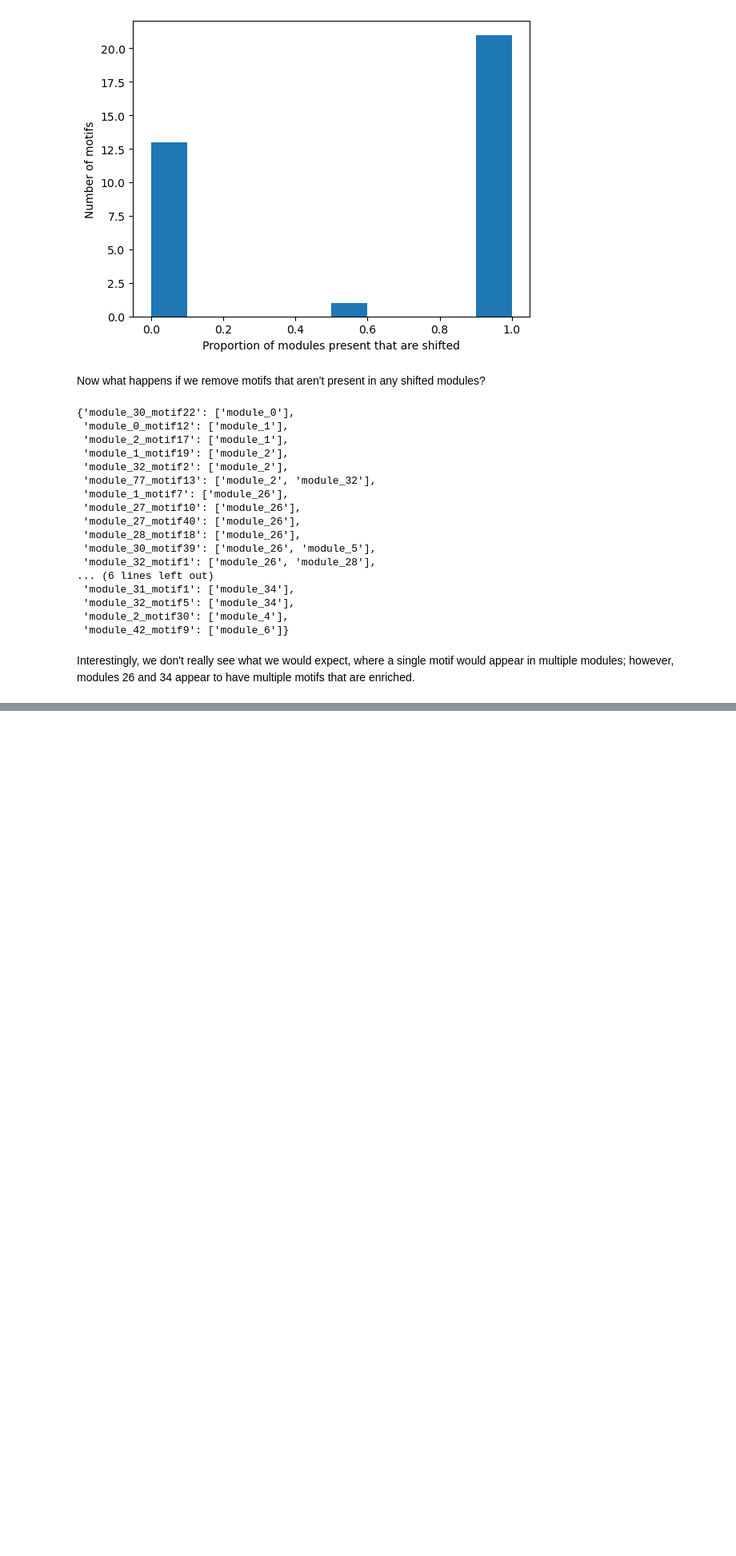
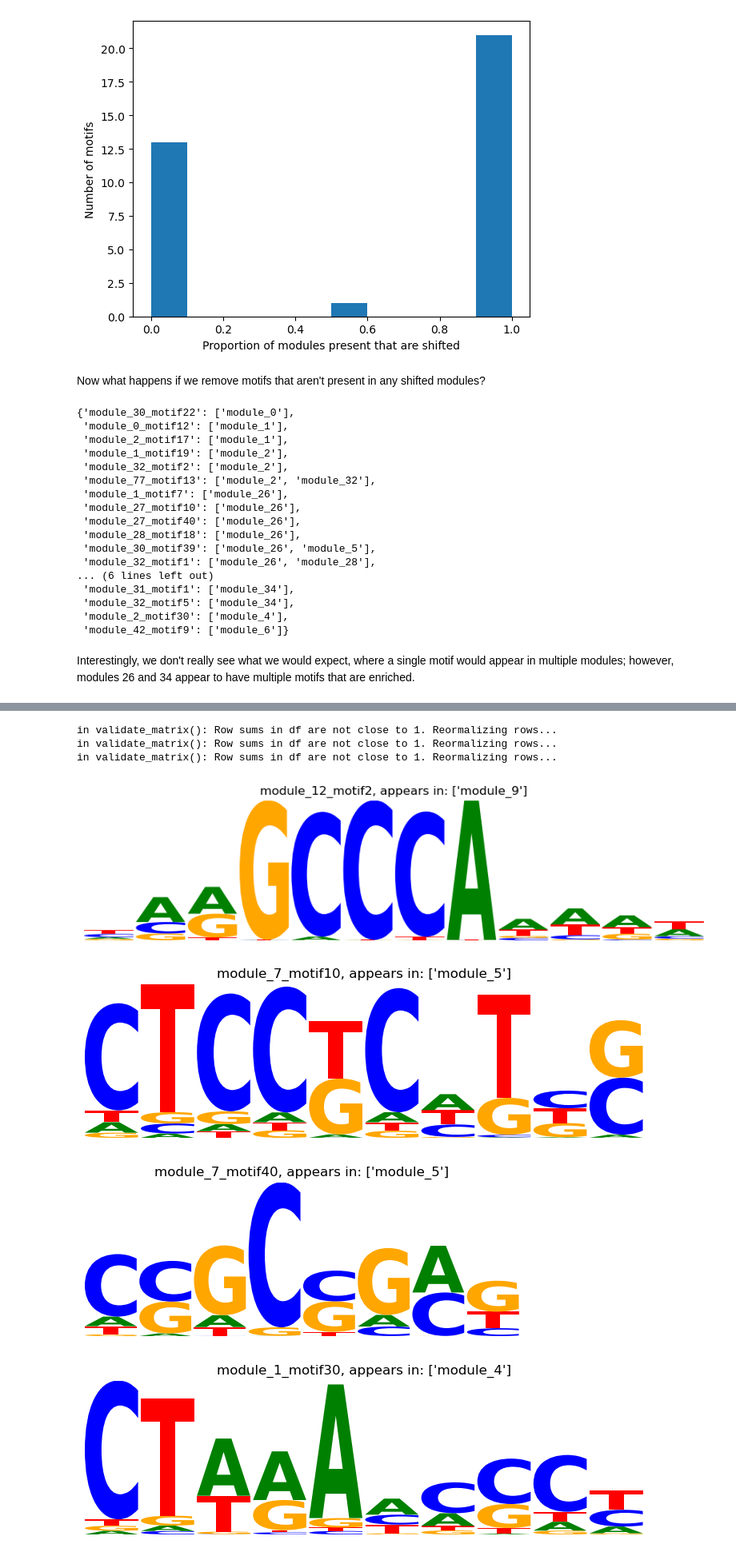
Before and after one commit to serenalotreck/rhythmic-potato, a Jupyter notebook: notebooks/checking_motif_overlap.ipynb, the cells around one changed output, grey strips where cells are left out. Shown at 80% size. Drawn from its saved outputs; the diff is of its cells as text; code cells hidden in the pictures; blank space fills up the shorter version.

```diff
--- a/notebooks/checking_motif_overlap.ipynb
+++ b/notebooks/checking_motif_overlap.ipynb
@@ -274,0 +344,8 @@ Interestingly, we don't really see what we would expect, where a single motif wo
+# %%
+module_mapper = module_mapper.set_index('module').to_dict()['new_module']
+# %%
+motifs_of_interest_new_names = {}
+for motif, modules in motifs_of_interest.items():
+    new_motif_name = 'module_' + str(module_mapper[int(motif.split('_')[1])]) + '_' + motif.split('_')[2]
+    new_module_names = ['module_' + str(module_mapper[int(mod.split('_')[1])]) for mod in modules]
+    motifs_of_interest_new_names[new_motif_name] = new_module_names
@@ -274,0 +446,18 @@ Interestingly, we don't really see what we would expect, where a single motif wo
+# %%
+for motif, appears_in in motifs_sig_in_all.items():
+    mod = '_'.join(motif.split('_')[:2])
+    motif_base = motif.split('_')[-1]
+    # Get the binding
+    motif_rep = load_binding(f'../data/outputs/ATL_CND_ShD_Leaf_timey_backgrounds/ATL_ShD_Leaf_vs_CND_ShD_Leaf/{mod}/CND/homerResults/{motif_base}.motif')
+    # Plot
+    motif_title = 'module_' + str(module_mapper[int(motif.split('_')[1])]) + '_' + motif.split('_')[2]
+    appears_in_new = [f'module_{module_mapper[int(m.split("_")[1])]}' for m in appears_in]
+    make_logo(motif_rep, motif_title, appears_in_new)
+# %% [output]
+in validate_matrix(): Row sums in df are not close to 1. Reormalizing rows...
+in validate_matrix(): Row sums in df are not close to 1. Reormalizing rows...
+in validate_matrix(): Row sums in df are not close to 1. Reormalizing rows...
+[figure, added]
+[figure, added]
+[figure, added]
+[figure, added]
```
Also changed, not shown: parts of 21 cells of this notebook.
